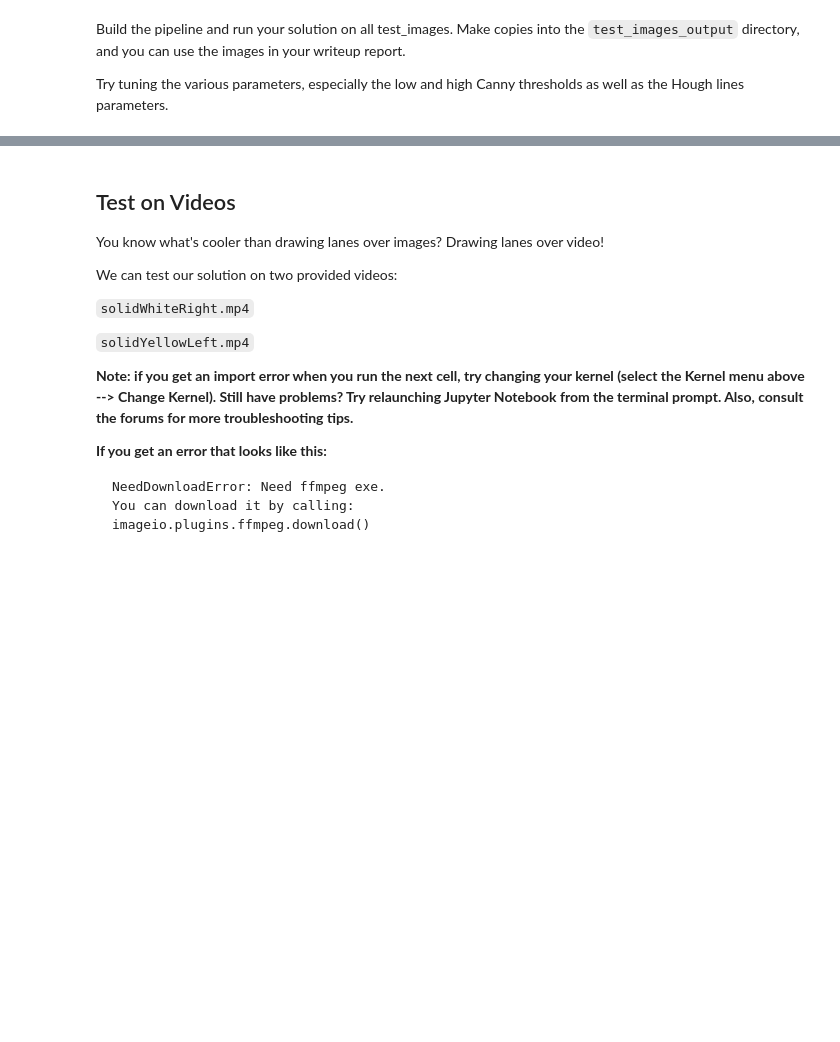
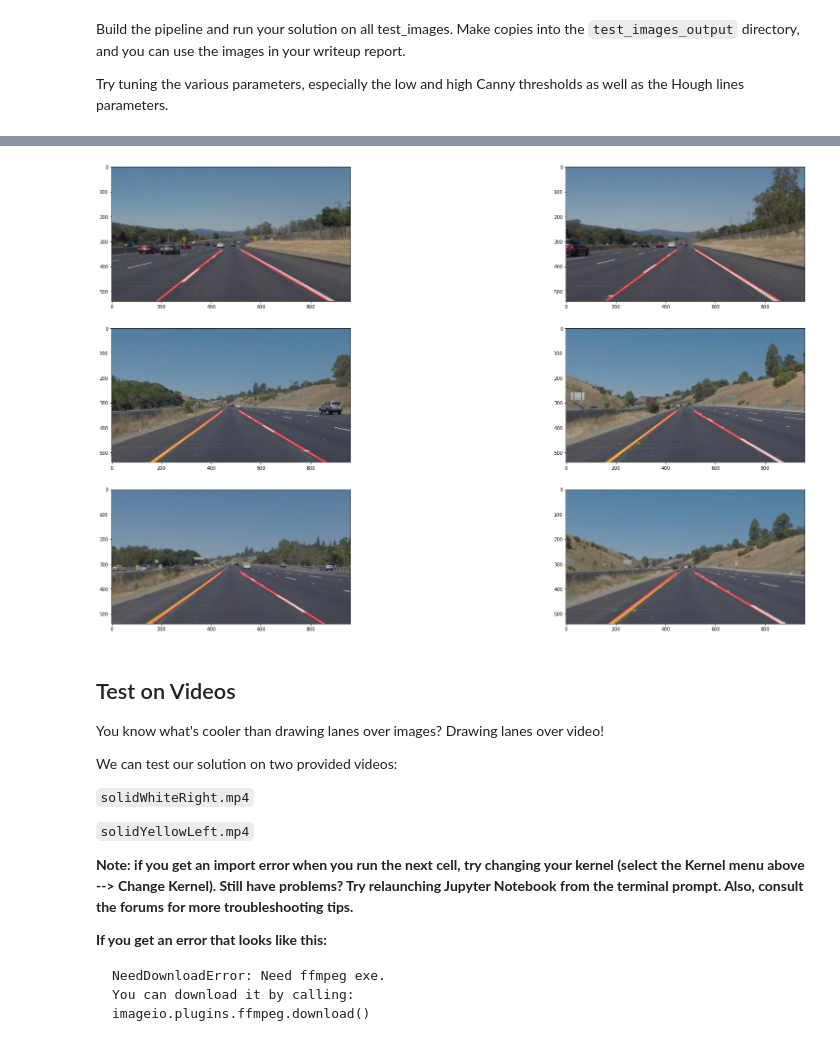
Before and after one commit to mennchen22/udacity_lane_detection, a Jupyter notebook: P1.ipynb, the cells around one changed output, grey strips where cells are left out. Drawn from its saved outputs; the diff is of its cells as text; code cells hidden in the pictures; blank space fills up the shorter version.

```diff
--- a/P1.ipynb
+++ b/P1.ipynb
@@ -271,20 +283,18 @@ Build the pipeline and run your solution on all test_images. Make copies into th
 
 Try tuning the various parameters, especially the low and high Canny thresholds as well as the Hough lines parameters.
 # %%
-import os
-# TODO: Build your pipeline that will draw lane lines on the test_images
-# then save them to the test_images_output directory.
+# Setup project properties
 
-blur_kernel_size = 5
+blur_kernel_size = 3
 
-canny_low_thresh = 255/4
-canny_high_thresh = 255 / 4 * 3
+canny_low_thresh = 255/3
+canny_high_thresh = 255/3 * 2
 
-hough_rho = 1 # distance resolution in pixels of the Hough grid
+hough_rho = 2 # distance resolution in pixels of the Hough grid
 hough_theta = 1 * np.pi/180 # angular resolution in radians of the Hough grid
-hough_threshold = 25     # minimum number of votes (intersections in Hough grid cell)
-hough_min_line_length = 15 # minimum number of pixels making up a line
-hough_max_line_gap = 200    # maximum gap in pixels between connectable line segments
+hough_threshold = 50 # minimum number of votes (intersections in Hough grid cell)
+hough_min_line_length = 100 # minimum number of pixels making up a line
+hough_max_line_gap = 160 # maximum gap in pixels between connectable line segments
 
-image_fix_point_ratio = 0.42 # ratio where the point in y axis should be (top is 1, bottom is 0)
+image_fix_point_ratio = 0.38 # ratio where the point in y axis should be (top is 1, bottom is 0)
 # %%
@@ -329,3 +324,34 @@ plt.show()
+# %%
+# load image
+files = [f for f in os.listdir(test_image_path) if f.endswith(".jpg")]
+# save images for subplot in array
+results = []
+
+for f in files:
+    # load image
+    image_orig = mpimg.imread(os.path.join(test_image_path,f))
+    image = process_image(image_orig)
+
+    # plot & save
+    results.append(image)
+    plt.imshow(image)
+    plt.savefig(f'test_images_output/{f}')
+    plt.close()
+
+# plotting parameters for plotting all images in one plot
+fig=plt.figure(figsize=(32, 18))
+columns = 2
+rows = 3
+
+for pos in range(len(results)):
+    pos += 1
+    fig.add_subplot(rows, columns, pos)
+    plt.imshow(results[pos-1])
+
+plt.savefig(f'test_images_output/line_detection_results.png')
+plt.show()
+# %% [output]
+[figure, added]
 # %% [markdown]
 ## Test on Videos
 
```
Also changed, not shown: parts of 10 cells of this notebook, 7 other files.
